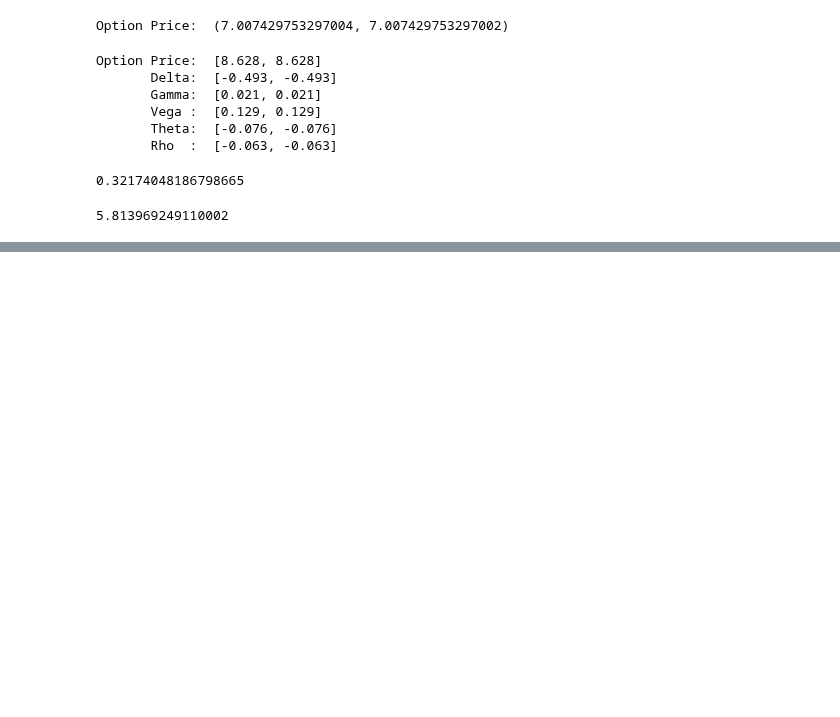
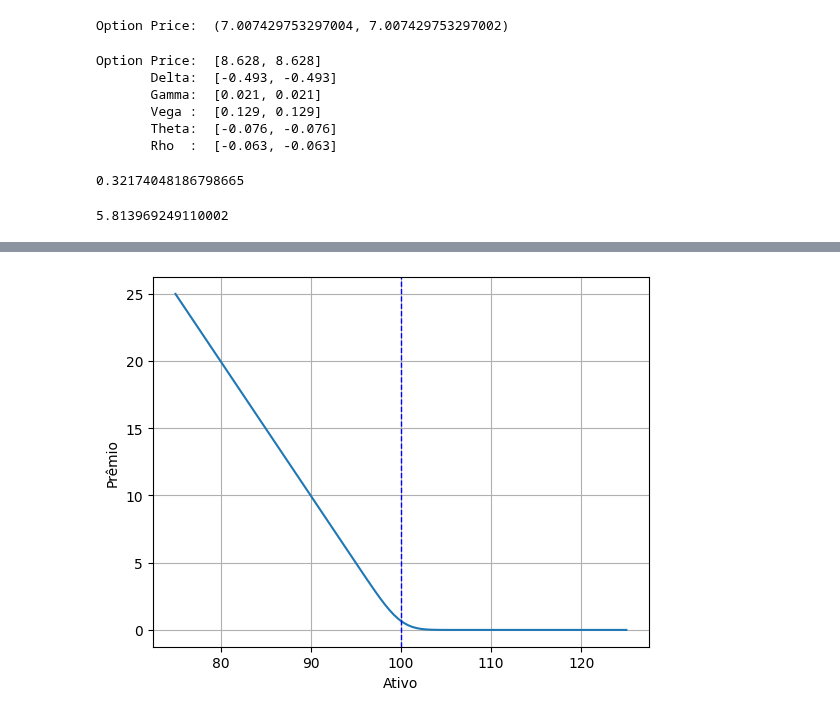
Before and after one commit to facklen/python_para_investimentos, a Jupyter notebook: BlackandSholes.ipynb, the cells around one changed output, grey strips where cells are left out. Drawn from its saved outputs; the diff is of its cells as text; code cells hidden in the pictures; blank space fills up the shorter version.

```diff
--- a/BlackandSholes.ipynb
+++ b/BlackandSholes.ipynb
@@ -193,0 +199,22 @@ plt.show()
+# %%
+r = 0.125       # Interest tax
+#S = 97          # Stock
+K = 100         # Stirke
+#T = 1/252      # Time to end
+sigma = 0.60    # Volatility
+type="p"
+S = np.linspace(75,125,100)
+T = 0.2/252
+p = blackScholes1(r, S, K, T, sigma,"c")
+c = blackScholes1(r, S, K, T, sigma,"p")
+#g = gamma(type, S, s, T, r, sigma)
+# %%
+# Gerar o gráfico
+plt.plot(S,c)
+plt.axvline(x=K,ymin=0,ymax=10.0, color='b', linestyle='dashed',linewidth=1)
+plt.grid()
+plt.xlabel('Ativo')
+plt.ylabel('Prêmio')
+plt.show()
+# %% [output]
+[figure, added]
```
Also changed, not shown: parts of 11 cells of this notebook.
